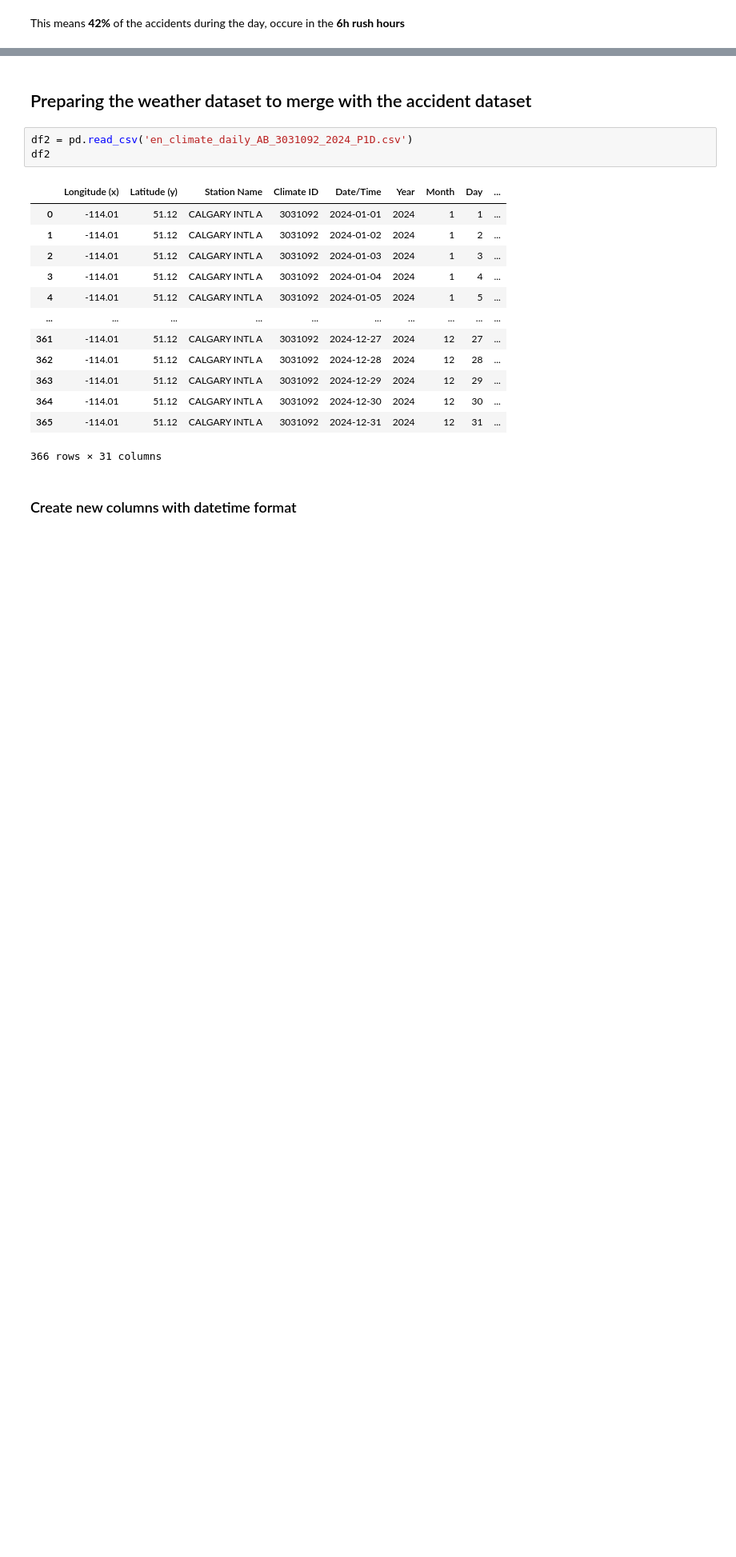
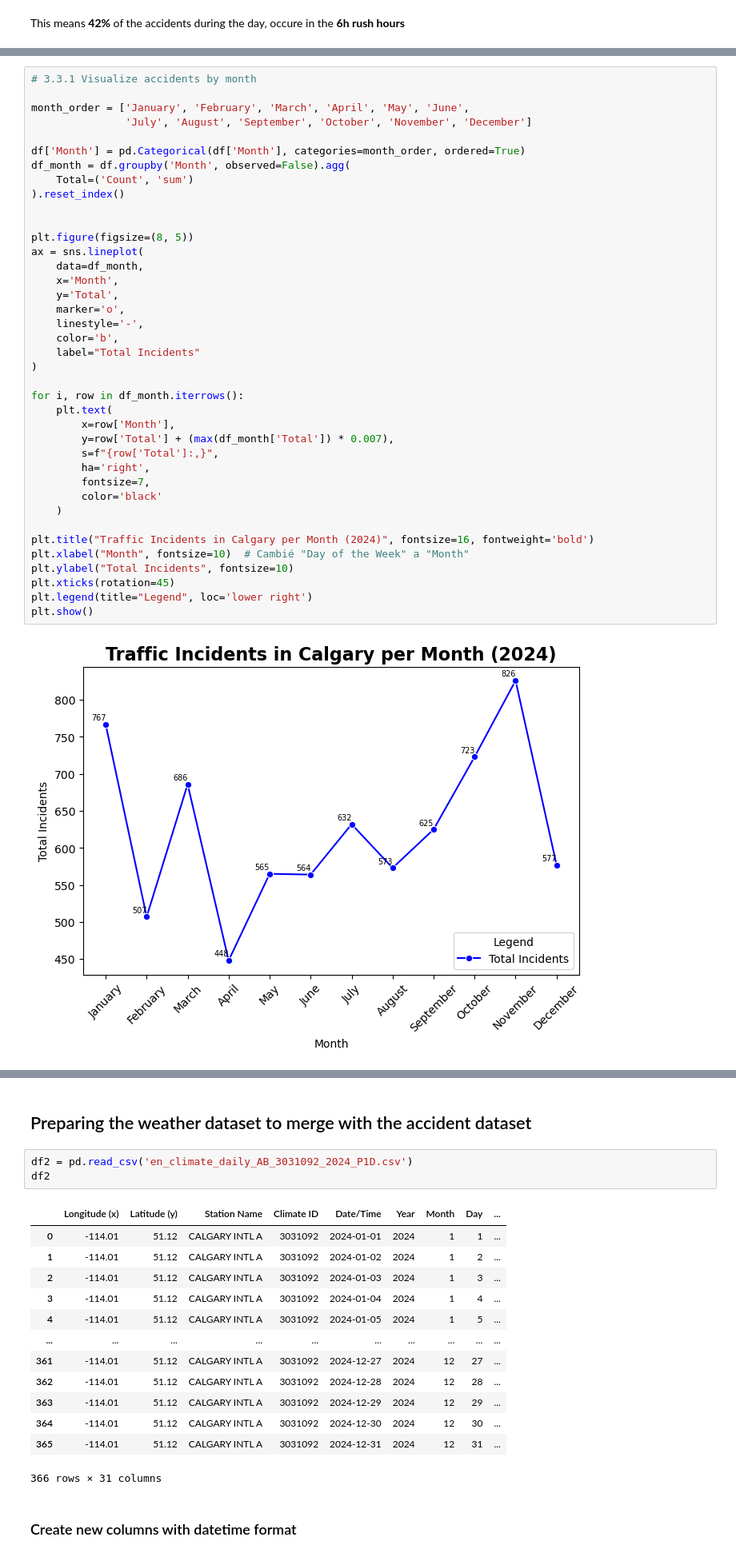
Before and after one commit to aliUofCafkhami/601-Project, a Jupyter notebook: Project 601.ipynb, the cells around one changed output, grey strips where cells are left out. Shown at 80% size. Drawn from its saved outputs; the diff is of its cells as text; blank space fills up the shorter version.

```diff
--- a/Project 601.ipynb
+++ b/Project 601.ipynb
@@ -204 +510,42 @@ seasonal_accidents
+# %%
+# 3.3.1 Visualize accidents by month
+
+month_order = ['January', 'February', 'March', 'April', 'May', 'June',
+               'July', 'August', 'September', 'October', 'November', 'December']
+
+df['Month'] = pd.Categorical(df['Month'], categories=month_order, ordered=True)
+df_month = df.groupby('Month', observed=False).agg(
+    Total=('Count', 'sum')
+).reset_index()
+
+
+plt.figure(figsize=(8, 5))
+ax = sns.lineplot(
+    data=df_month,
+    x='Month',
+    y='Total',
+    marker='o',
+    linestyle='-',
+    color='b',
+    label="Total Incidents"
+)
+
+for i, row in df_month.iterrows():
+    plt.text(
+        x=row['Month'],
+        y=row['Total'] + (max(df_month['Total']) * 0.007),
+        s=f"{row['Total']:,}",
+        ha='right',
+        fontsize=7,
+        color='black'
+    )
+
+plt.title("Traffic Incidents in Calgary per Month (2024)", fontsize=16, fontweight='bold')
+plt.xlabel("Month", fontsize=10)  # Cambié "Day of the Week" a "Month"
+plt.ylabel("Total Incidents", fontsize=10)
+plt.xticks(rotation=45)
+plt.legend(title="Legend", loc='lower right')
+plt.show()
+# %% [output]
+[figure, added]
 # %%
```
Also changed, not shown: parts of 64 cells of this notebook.
